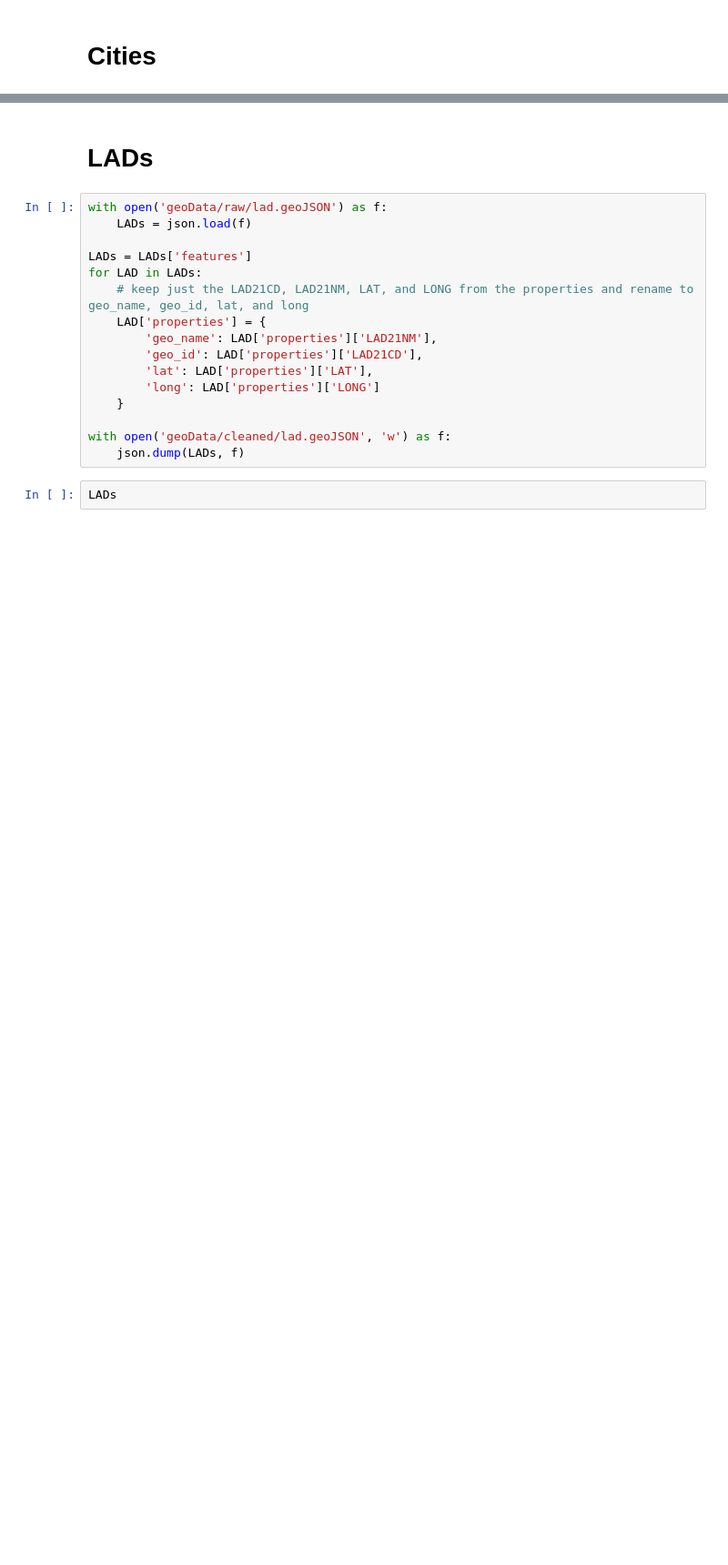
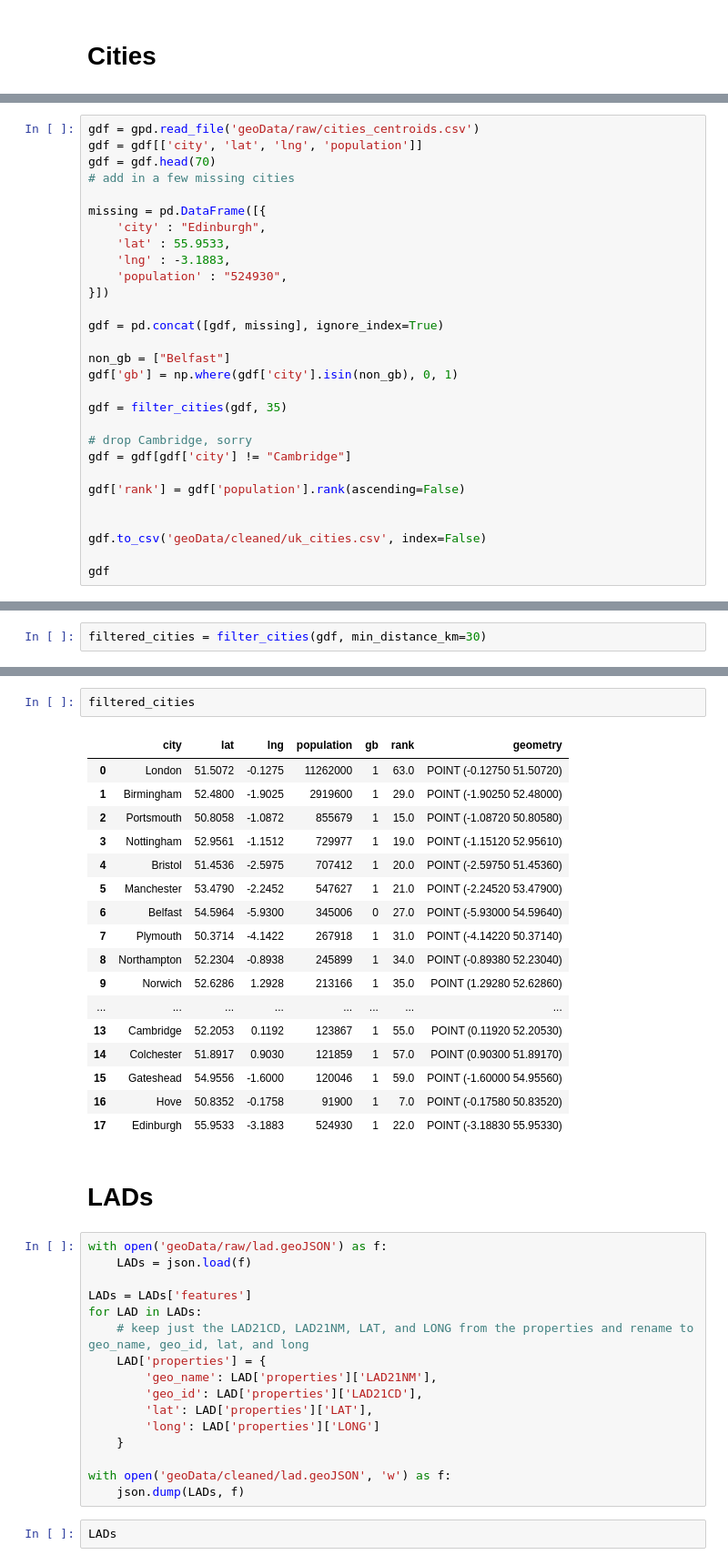
Before and after one commit to FM-ds/NomisMaps, a Jupyter notebook: prepGeoData.ipynb, the cells around one changed output, grey strips where cells are left out. Shown at 91% size. Drawn from its saved outputs; the diff is of its cells as text; blank space fills up the shorter version.

Commit message:
new maps and data

```diff
--- a/prepGeoData.ipynb
+++ b/prepGeoData.ipynb
@@ -26,0 +44,29 @@ gdf.to_csv('geoData/cleaned_uk_cities.csv', index=False)
+# %%
+gdf = gpd.read_file('geoData/raw/cities_centroids.csv')
+gdf = gdf[['city', 'lat', 'lng', 'population']]
+gdf = gdf.head(70)
+# add in a few missing cities
+
+missing = pd.DataFrame([{
+    'city' : "Edinburgh",
+    'lat' : 55.9533,
+    'lng' : -3.1883,
+    'population' : "524930",
+}])
+
+gdf = pd.concat([gdf, missing], ignore_index=True)
+
+non_gb = ["Belfast"]
+gdf['gb'] = np.where(gdf['city'].isin(non_gb), 0, 1)
+
+gdf = filter_cities(gdf, 35)
+
+# drop Cambridge, sorry
+gdf = gdf[gdf['city'] != "Cambridge"]
+
+gdf['rank'] = gdf['population'].rank(ascending=False)
+
+
+gdf.to_csv('geoData/cleaned/uk_cities.csv', index=False)
+
+gdf
@@ -26,0 +107,2 @@ gdf.to_csv('geoData/cleaned_uk_cities.csv', index=False)
+# %%
+filtered_cities = filter_cities(gdf, min_distance_km=30)
@@ -27,3 +143,23 @@ gdf.to_csv('geoData/cleaned_uk_cities.csv', index=False)
+# %%
+filtered_cities
+# %% [output]
+|  | city | lat | lng | population | gb | rank | geometry |
+| 0 | London | 51.5072 | -0.1275 | 11262000 | 1 | 63.0 | POINT (-0.12750 51.50720) |
+| 1 | Birmingham | 52.4800 | -1.9025 | 2919600 | 1 | 29.0 | POINT (-1.90250 52.48000) |
+| 2 | Portsmouth | 50.8058 | -1.0872 | 855679 | 1 | 15.0 | POINT (-1.08720 50.80580) |
+| 3 | Nottingham | 52.9561 | -1.1512 | 729977 | 1 | 19.0 | POINT (-1.15120 52.95610) |
+| 4 | Bristol | 51.4536 | -2.5975 | 707412 | 1 | 20.0 | POINT (-2.59750 51.45360) |
+| 5 | Manchester | 53.4790 | -2.2452 | 547627 | 1 | 21.0 | POINT (-2.24520 53.47900) |
+| 6 | Belfast | 54.5964 | -5.9300 | 345006 | 0 | 27.0 | POINT (-5.93000 54.59640) |
+| 7 | Plymouth | 50.3714 | -4.1422 | 267918 | 1 | 31.0 | POINT (-4.14220 50.37140) |
+| 8 | Northampton | 52.2304 | -0.8938 | 245899 | 1 | 34.0 | POINT (-0.89380 52.23040) |
+| 9 | Norwich | 52.6286 | 1.2928 | 213166 | 1 | 35.0 | POINT (1.29280 52.62860) |
+| ... | ... | ... | ... | ... | ... | ... | ... |
+| 13 | Cambridge | 52.2053 | 0.1192 | 123867 | 1 | 55.0 | POINT (0.11920 52.20530) |
+| 14 | Colchester | 51.8917 | 0.9030 | 121859 | 1 | 57.0 | POINT (0.90300 51.89170) |
+| 15 | Gateshead | 54.9556 | -1.6000 | 120046 | 1 | 59.0 | POINT (-1.60000 54.95560) |
+| 16 | Hove | 50.8352 | -0.1758 | 91900 | 1 | 7.0 | POINT (-0.17580 50.83520) |
+| 17 | Edinburgh | 55.9533 | -3.1883 | 524930 | 1 | 22.0 | POINT (-3.18830 55.95330) |
 # %% [markdown]
 # LADs
 # %%
```
Also changed, not shown: parts of 6 cells of this notebook, 4 other files.
